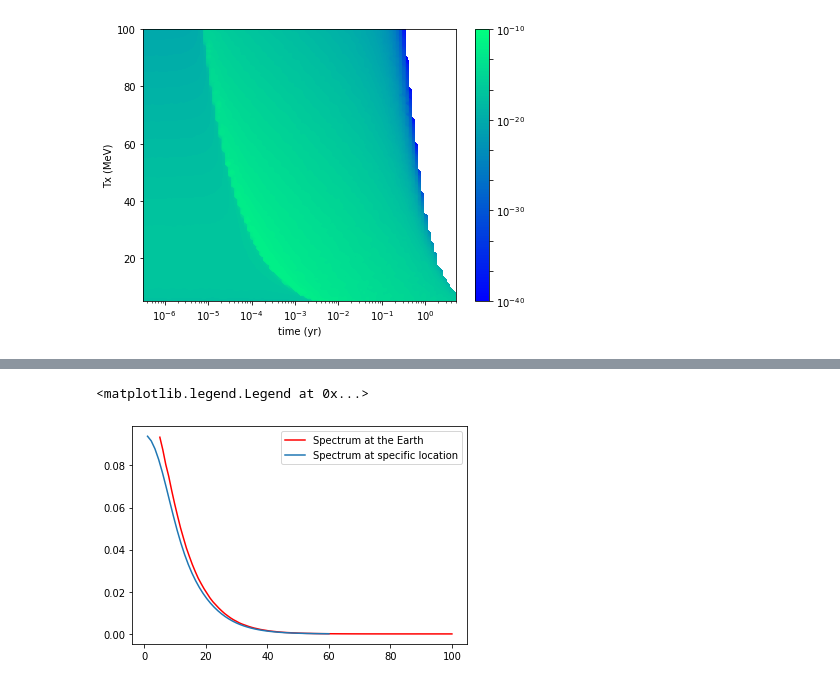
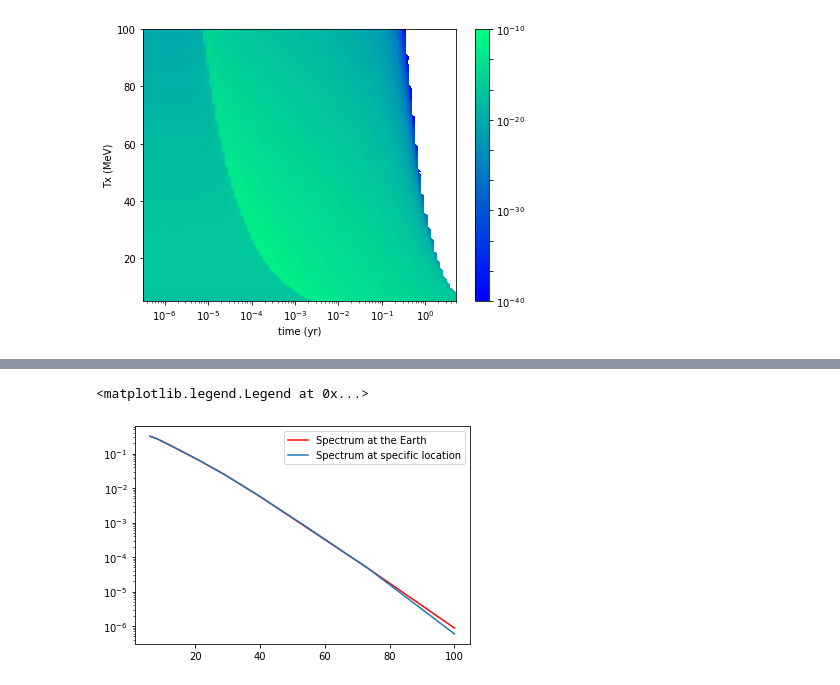
Before and after one commit to CrazyAncestor/DM_Neutrino_Flux, a Jupyter notebook: BDM_Flux_Vegas_Newest.ipynb, the cells around one changed output, grey strips where cells are left out. Saved outputs shown, nothing was run; the diff lists cells and outputs as text; code cells hidden in the pictures.

```diff
--- a/BDM_Flux_Vegas_Newest.ipynb
+++ b/BDM_Flux_Vegas_Newest.ipynb
@@ -733,4 +524,5 @@ plt.show()
 # %%
+# 2D (Energy and Time) BDM flux plot
 # All in MeV
 mx1 = 0.001
 mx2 = 0.01
@@ -748,15 +540,6 @@ flux=[]
 for i in range(len(x)):
   temp = []
   for j in range(len(x[0])):
-    temp.append(bdmflux_vegas(x[i][j]*yr,y[i][j],mx1,r_cut=1e-3))
+    temp.append(bdmflux_vegas(x[i][j]*yr,y[i][j],mx1,r_cut=1e-3,eval_num=100))
   flux.append(temp)
 flux = np.array(flux)
-
-
-"""fluxmx2_20=[]
-for y in yrls:
-    fluxmx2_20.append(bdmflux_vegas(y*yr,Tx,mx2))
-
-fluxmx3_20=[]
-for y in yrls:
-    fluxmx3_20.append(bdmflux_vegas(y*yr,Tx,mx3))"""
@@ -1172,16 +684,0 @@ f.close()
-# %%
-Tx=np.linspace(5,100,100)
-Accumulated_BDMflux_mx2 = get_data('accbdm_mx2.txt')
-Accumulated_BDMflux_mx3 = get_data('accbdm_mx3.txt')
-plt.plot(Tx1,Accumulated_BDMflux_mx1,color='blue',label=str(mx1)+'MeV')
-plt.plot(Tx,Accumulated_BDMflux_mx2,color='red',label=str(mx2)+'MeV')
-plt.plot(Tx,Accumulated_BDMflux_mx3,color='green',label=str(mx3)+'MeV')
-
-#plt.xscale('log')
-plt.yscale('log')
-plt.legend(loc='best')
-#plt.title(r'$m_\chi =$'+str(mx)+' MeV')
-#plt.ylim(1e-19,1e-7)
-plt.xlabel('Tx(MeV)')
-plt.ylabel(r'$Accumulated BDM Number$')
-plt.show()
@@ -1273,11 +685,26 @@ f.close()
 # %%
+alpha = np.linspace(0,np.pi/2.,100)
+mx = 1e-3
+g_Tx = []
+
+
+for j in range(len(Tx)):
+  N = 0.
+  def f(a):
+    _Ev = Ev(Tx[j],mx,a)
+    if (_Ev>0)==False:
+      return 0
+    return dNdEv(_Ev)*dEvdTx(Tx[j],mx,a)*g(_Ev,mx,a)*np.sin(a)
+  N = integrate.quad(f,0,np.pi/2.)[0]
+  g_Tx.append(N)
 def normailze(a):
   b = np.copy(a)
   const = np.sum(a)
   return b/const
 plt.plot(Tx,normailze(Accumulated_BDMflux_mx1),color='red',label='Spectrum at the Earth')
-plt.plot(Txs, normailze(g_Tx),label='Spectrum at specific location')
+plt.plot(Tx, normailze(g_Tx),label='Spectrum at specific location')
+plt.yscale('log')
 plt.legend(loc='best')
 # %% [output]
 <matplotlib.legend.Legend at 0x...>
-[figure, old version]
+[figure, new version]
```
Also changed, not shown: parts of 31 cells of this notebook.
